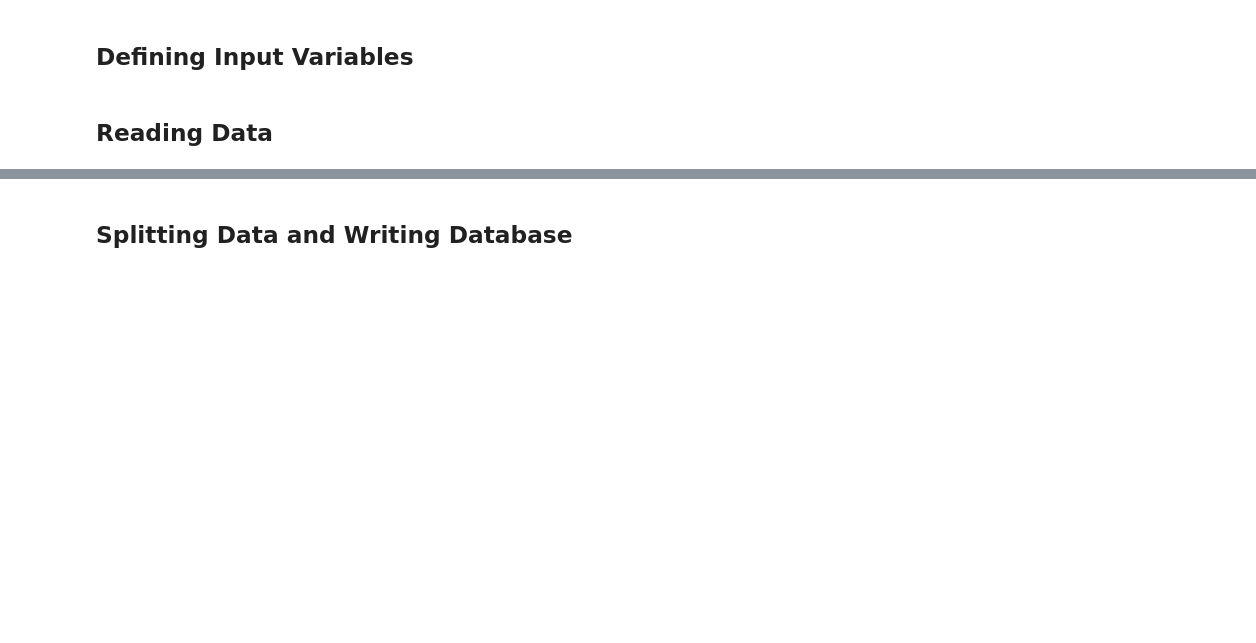
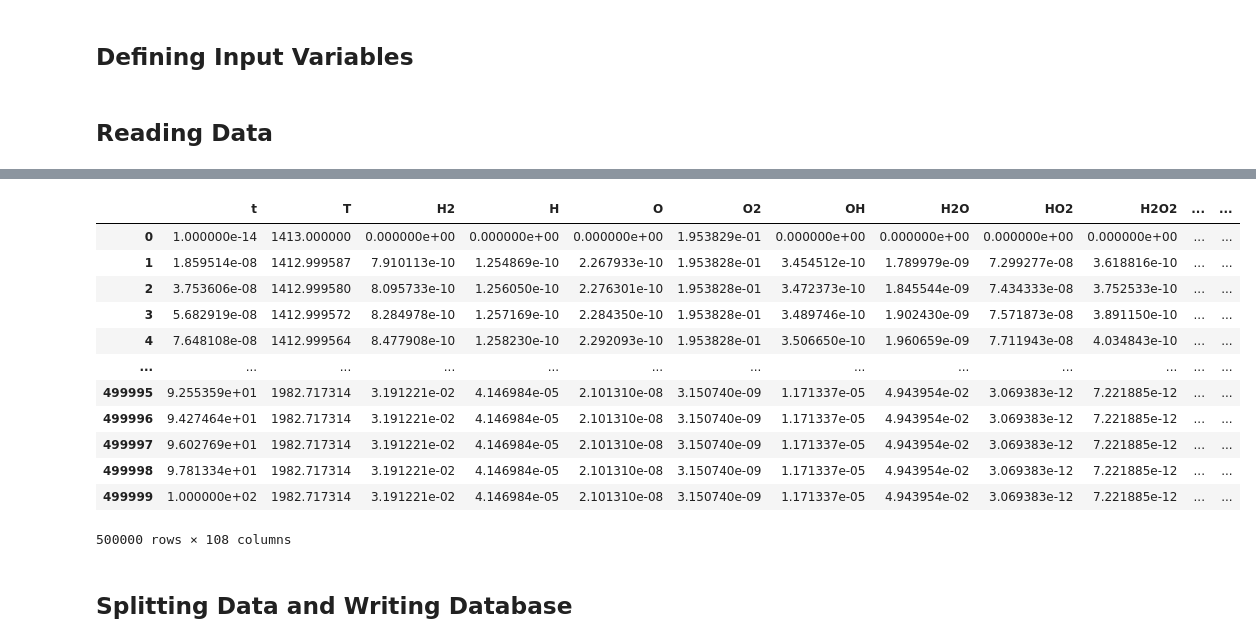
Before and after one commit to sandialabs/romnet, a Jupyter notebook: scripts/generating_data/0DReactor/Generate_Data_3.ipynb, the cells around one changed output, grey strips where cells are left out. Saved outputs shown, nothing was run; the diff lists cells and outputs as text; code cells hidden in the pictures; blank space fills up the shorter version.

```diff
--- a/scripts/generating_data/0DReactor/Generate_Data_3.ipynb
+++ b/scripts/generating_data/0DReactor/Generate_Data_3.ipynb
@@ -42,7 +42,7 @@ Missing colon in file PosixPath('/Users/sventur/.matplotlib/stylelib/paper_2colu
 # %% [markdown]
 ## Defining Input Variables
 # %%
-OutputDir    = os.path.join(WORKSPACE_PATH, 'ROMNet/Data/0DReact_Isobaric_500Cases_H2_Sources/')
+OutputDir    = os.path.join(WORKSPACE_PATH, 'ROMNet/Data/0DReact_Isobaric_1000Cases_CH4/')
 FigDir       = os.path.join(WORKSPACE_PATH, '../Desktop/Paper_Figures_DeepONet/')
 
 
@@ -221,6 +221,22 @@ Data.reset_index(drop=True, inplace=True)
 # Data_MinMax         = pd.concat([DataOutput[Vars].min(), DataOutput[Vars].max()], axis=1)
 # Data_MinMax.columns = ['Min','Max']
 # Data_MinMax.to_csv(OutputDir+'/Orig/train/ext/Output_MinMax.csv', index=False)
+# %%
+Data
+# %% [output]
+|  | t | T | H2 | H | O | O2 | OH | H2O | HO2 | H2O2 | ... | ... |
+| 0 | 1.000000e-14 | 1413.000000 | 0.000000e+00 | 0.000000e+00 | 0.000000e+00 | 1.953829e-01 | 0.000000e+00 | 0.000000e+00 | 0.000000e+00 | 0.000000e+00 | ... | ... |
+| 1 | 1.859514e-08 | 1412.999587 | 7.910113e-10 | 1.254869e-10 | 2.267933e-10 | 1.953828e-01 | 3.454512e-10 | 1.789979e-09 | 7.299277e-08 | 3.618816e-10 | ... | ... |
+| 2 | 3.753606e-08 | 1412.999580 | 8.095733e-10 | 1.256050e-10 | 2.276301e-10 | 1.953828e-01 | 3.472373e-10 | 1.845544e-09 | 7.434333e-08 | 3.752533e-10 | ... | ... |
+| 3 | 5.682919e-08 | 1412.999572 | 8.284978e-10 | 1.257169e-10 | 2.284350e-10 | 1.953828e-01 | 3.489746e-10 | 1.902430e-09 | 7.571873e-08 | 3.891150e-10 | ... | ... |
+| 4 | 7.648108e-08 | 1412.999564 | 8.477908e-10 | 1.258230e-10 | 2.292093e-10 | 1.953828e-01 | 3.506650e-10 | 1.960659e-09 | 7.711943e-08 | 4.034843e-10 | ... | ... |
+| ... | ... | ... | ... | ... | ... | ... | ... | ... | ... | ... | ... | ... |
+| 499995 | 9.255359e+01 | 1982.717314 | 3.191221e-02 | 4.146984e-05 | 2.101310e-08 | 3.150740e-09 | 1.171337e-05 | 4.943954e-02 | 3.069383e-12 | 7.221885e-12 | ... | ... |
+| 499996 | 9.427464e+01 | 1982.717314 | 3.191221e-02 | 4.146984e-05 | 2.101310e-08 | 3.150740e-09 | 1.171337e-05 | 4.943954e-02 | 3.069383e-12 | 7.221885e-12 | ... | ... |
+| 499997 | 9.602769e+01 | 1982.717314 | 3.191221e-02 | 4.146984e-05 | 2.101310e-08 | 3.150740e-09 | 1.171337e-05 | 4.943954e-02 | 3.069383e-12 | 7.221885e-12 | ... | ... |
+| 499998 | 9.781334e+01 | 1982.717314 | 3.191221e-02 | 4.146984e-05 | 2.101310e-08 | 3.150740e-09 | 1.171337e-05 | 4.943954e-02 | 3.069383e-12 | 7.221885e-12 | ... | ... |
+| 499999 | 1.000000e+02 | 1982.717314 | 3.191221e-02 | 4.146984e-05 | 2.101310e-08 | 3.150740e-09 | 1.171337e-05 | 4.943954e-02 | 3.069383e-12 | 7.221885e-12 | ... | ... |
+500000 rows × 108 columns
 # %% [markdown]
 ## Splitting Data and Writing Database
 # %%
```
Also changed, not shown: parts of 2 cells of this notebook, 33 other files.
